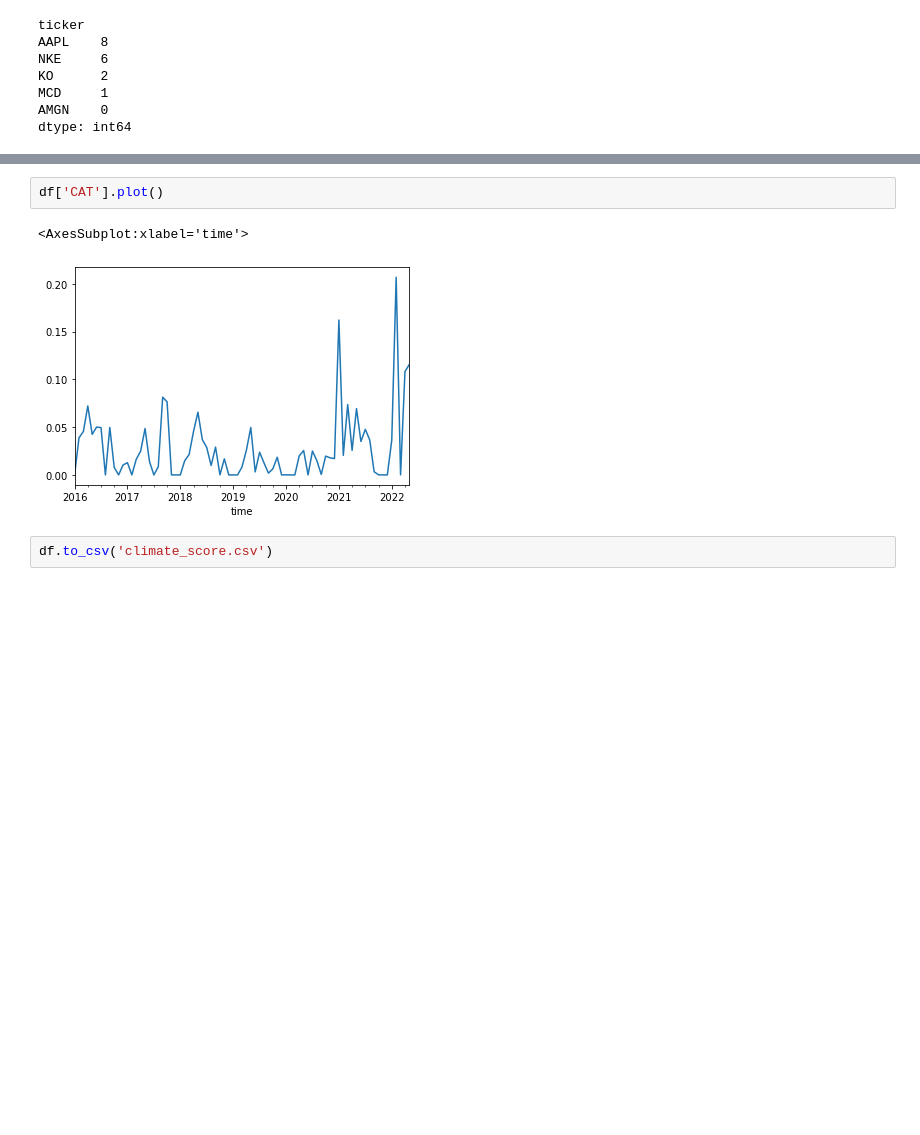
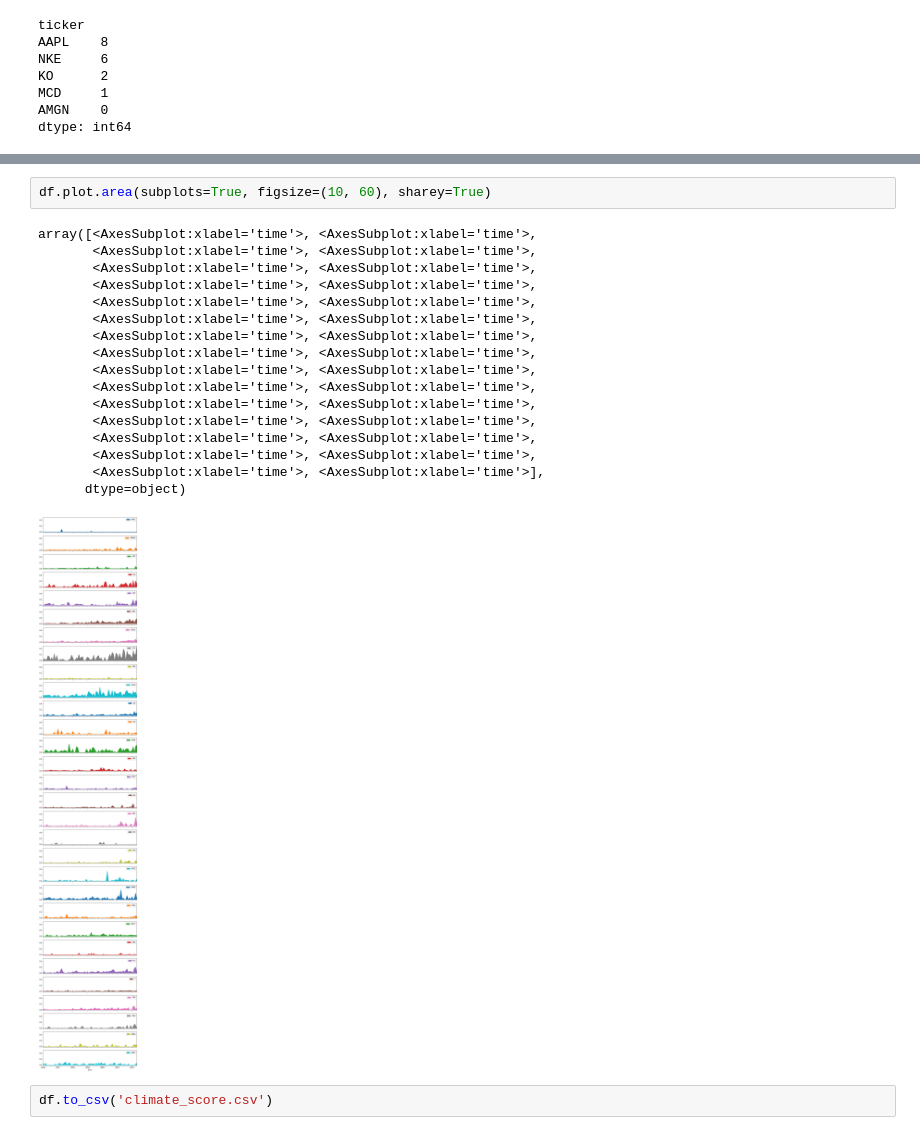
Before and after one commit to newton108/esg-frontier, a Jupyter notebook: tweets.ipynb, the cells around one changed output, grey strips where cells are left out. Cells and saved outputs as stored; diff of their text form; blank space fills up the shorter version.

```diff
--- a/tweets.ipynb
+++ b/tweets.ipynb
@@ -155,8 +155,23 @@ WBA     0.012610
 dtype: float64
-# %%
-df['CAT'].plot()
-# %% [output]
-<AxesSubplot:xlabel='time'>
-[figure, removed]
+# %%
+df.plot.area(subplots=True, figsize=(10, 60), sharey=True)
+# %% [output]
+array([<AxesSubplot:xlabel='time'>, <AxesSubplot:xlabel='time'>,
+       <AxesSubplot:xlabel='time'>, <AxesSubplot:xlabel='time'>,
+       <AxesSubplot:xlabel='time'>, <AxesSubplot:xlabel='time'>,
+       <AxesSubplot:xlabel='time'>, <AxesSubplot:xlabel='time'>,
+       <AxesSubplot:xlabel='time'>, <AxesSubplot:xlabel='time'>,
+       <AxesSubplot:xlabel='time'>, <AxesSubplot:xlabel='time'>,
+       <AxesSubplot:xlabel='time'>, <AxesSubplot:xlabel='time'>,
+       <AxesSubplot:xlabel='time'>, <AxesSubplot:xlabel='time'>,
+       <AxesSubplot:xlabel='time'>, <AxesSubplot:xlabel='time'>,
+       <AxesSubplot:xlabel='time'>, <AxesSubplot:xlabel='time'>,
+       <AxesSubplot:xlabel='time'>, <AxesSubplot:xlabel='time'>,
+       <AxesSubplot:xlabel='time'>, <AxesSubplot:xlabel='time'>,
+       <AxesSubplot:xlabel='time'>, <AxesSubplot:xlabel='time'>,
+       <AxesSubplot:xlabel='time'>, <AxesSubplot:xlabel='time'>,
+       <AxesSubplot:xlabel='time'>, <AxesSubplot:xlabel='time'>],
+      dtype=object)
+[figure, added]
 # %%
 df.to_csv('climate_score.csv')
```
Also changed, not shown: parts of 3 cells of this notebook, 2 other files.
